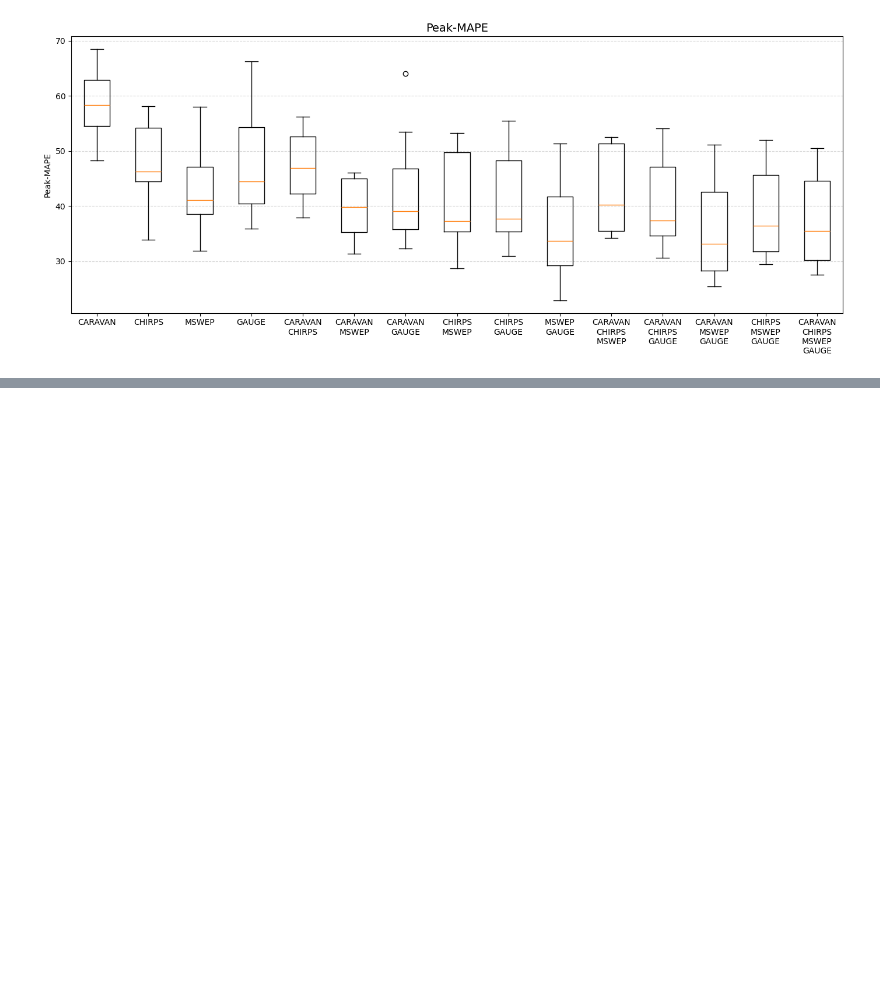
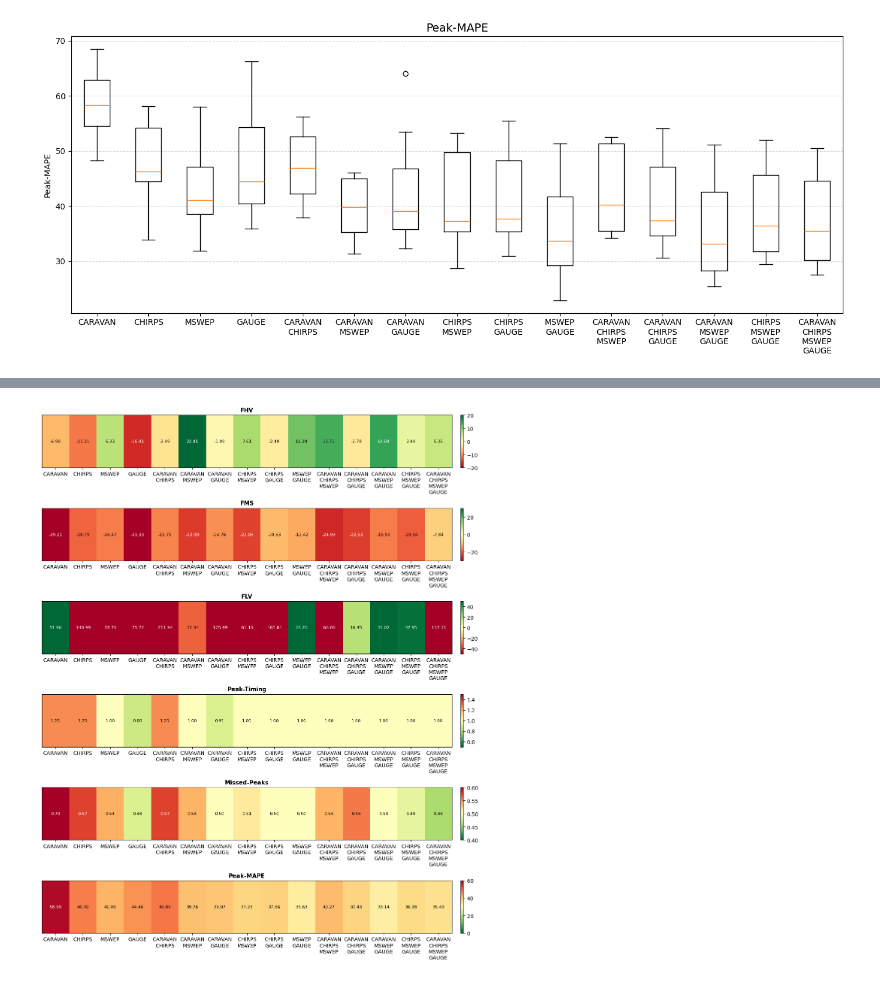
Before and after one commit to DSHydro/NeuralHydrologyAzure, a Jupyter notebook: final_runs/figures/metrics_boxplots.ipynb, the cells around one changed output, grey strips where cells are left out. Drawn from its saved outputs; the diff is of its cells as text; code cells hidden in the pictures; blank space fills up the shorter version.

```diff
--- a/final_runs/figures/metrics_boxplots.ipynb
+++ b/final_runs/figures/metrics_boxplots.ipynb
@@ -143,0 +144,57 @@ plt.show()
+# %%
+import matplotlib.colors as mcolors
+import matplotlib.cm as mcm
+
+metric_limits = {
+    'FHV':          (-20, 20),
+    'FMS':          (-30, 30),
+    'FLV':          (-50, 50),
+    'Peak-Timing':  (0.5,  1.5),
+    'Missed-Peaks': (0.4,  0.6),
+    'Peak-MAPE':    (0,    60),
+}
+
+# Define per-metric colormap and normalization
+# "best" direction: for abs-error metrics, closer to 0 is best → diverging centered at 0
+# For Peak-Timing, higher is best → green at top
+# For Missed-Peaks and Peak-MAPE, lower is best → green at bottom
+def make_cmap_and_norm(metric, vmin, vmax):
+    if metric in ('FHV', 'FMS', 'FLV'):
+        # Diverging: 0 is best (green center), extremes are red
+        cmap = mcm.get_cmap('RdYlGn')
+        norm = mcolors.TwoSlopeNorm(vmin=vmin, vcenter=0, vmax=vmax)
+    else:
+        # Lower is better (Peak-Timing, Missed-Peaks, Peak-MAPE) → green at bottom
+        cmap = mcm.get_cmap('RdYlGn_r')
+        norm = mcolors.Normalize(vmin=vmin, vmax=vmax)
+    return cmap, norm
+
+fig, axes = plt.subplots(len(metric_names), 1, figsize=(12, 15))
+
+for ax, metric in zip(axes, metric_names):
+    medians = np.array([np.nanmedian(values) for values in all_metrics[metric]])
+    data_2d = medians.reshape(1, -1)
+
+    vmin, vmax = metric_limits[metric]
+    cmap, norm = make_cmap_and_norm(metric, vmin, vmax)
+
+    im = ax.imshow(data_2d, aspect='auto', cmap=cmap, norm=norm)
+    plt.colorbar(im, ax=ax, orientation='vertical', fraction=0.02, pad=0.02)
+
+    for j, val in enumerate(medians):
+        # Determine text color based on background brightness
+        rgba = cmap(norm(val))
+        brightness = 0.299 * rgba[0] + 0.587 * rgba[1] + 0.114 * rgba[2]
+        text_color = 'black' if brightness > 0.5 else 'white'
+        ax.text(j, 0, f"{val:.2f}", ha='center', va='center', fontsize=8, color=text_color)
+
+    ax.set_title(metric, fontsize=11, fontweight='bold')
+    ax.set_yticks([])
+    ax.set_xticks(range(len(dataset_labels)))
+    ax.set_xticklabels(dataset_labels)
+
+plt.tight_layout()
+# plt.savefig(ensemble_metrics_dir / "heatmap_median_metrics.png", dpi=150, bbox_inches='tight')
+plt.show()
+# %% [output]
+[figure, added]
```
Also changed, not shown: parts of 3 cells of this notebook, 5 other files.
